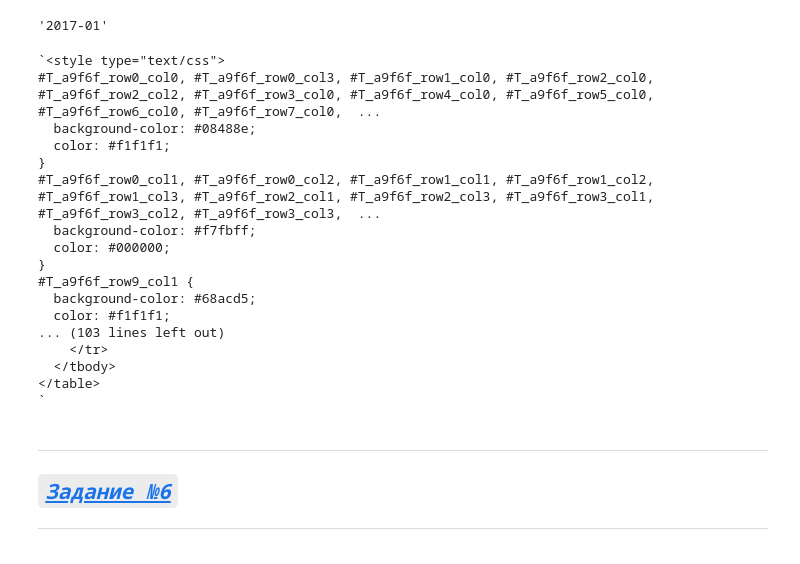
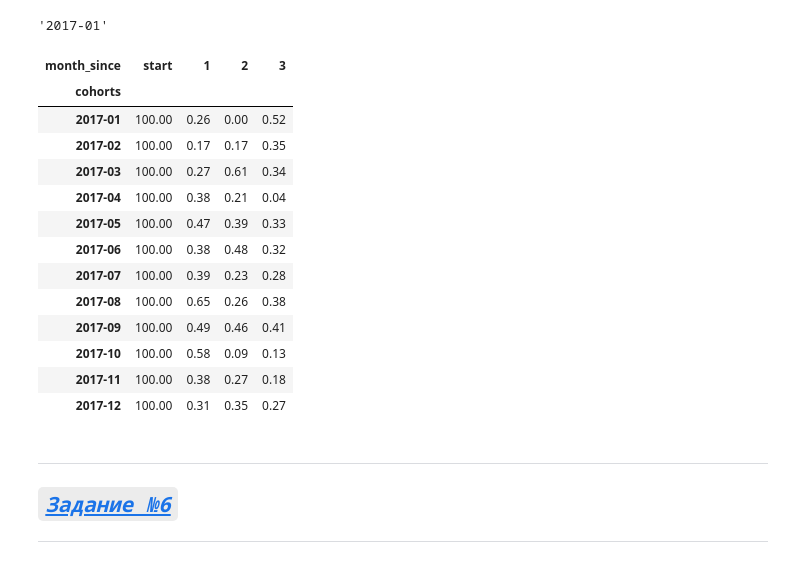
Before and after one commit to IvanoVladimir/karpov_courses, a Jupyter notebook: Interim_Project/E_com .ipynb, the cells around one changed output. Saved outputs shown, nothing was run; the diff lists cells and outputs as text; code cells hidden in the pictures.

```diff
--- a/Interim_Project/E_com .ipynb
+++ b/Interim_Project/E_com .ipynb
@@ -647,35 +647,27 @@ str(Reten_pivot2017[3.0].idxmax())
 # %%
 # визуальное отображение Retention за 2017 год
 
 Styled_pivot = (Reten_pivot.loc['2017'].style.format('{:.2f}')
                            .relabel_index(['start', 1, 2, 3], axis=1)
                            .background_gradient(cmap='Blues',vmin=0.5, high=0.1)
                )
 
-html = Styled_pivot.render()
-
-with open('styled_dataframe.html', 'w') as f:
-    f.write(html)
-
-print(f'`{html}`')
+Styled_pivot
 # %% [output]
-`<style type="text/css">
-#T_a9f6f_row0_col0, #T_a9f6f_row0_col3, #T_a9f6f_row1_col0, #T_a9f6f_row2_col0, #T_a9f6f_row2_col2, #T_a9f6f_row3_col0, #T_a9f6f_row4_col0, #T_a9f6f_row5_col0, #T_a9f6f_row6_col0, #T_a9f6f_row7_col0,  ...
-  background-color: #08488e;
-  color: #f1f1f1;
-}
-#T_a9f6f_row0_col1, #T_a9f6f_row0_col2, #T_a9f6f_row1_col1, #T_a9f6f_row1_col2, #T_a9f6f_row1_col3, #T_a9f6f_row2_col1, #T_a9f6f_row2_col3, #T_a9f6f_row3_col1, #T_a9f6f_row3_col2, #T_a9f6f_row3_col3,  ...
-  background-color: #f7fbff;
-  color: #000000;
-}
-#T_a9f6f_row9_col1 {
-  background-color: #68acd5;
-  color: #f1f1f1;
-... (103 lines left out)
-    </tr>
-  </tbody>
-</table>
-`
+| month_since | start | 1 | 2 | 3 |
+| cohorts |  |  |  |  |
+| 2017-01 | 100.00 | 0.26 | 0.00 | 0.52 |
+| 2017-02 | 100.00 | 0.17 | 0.17 | 0.35 |
+| 2017-03 | 100.00 | 0.27 | 0.61 | 0.34 |
+| 2017-04 | 100.00 | 0.38 | 0.21 | 0.04 |
+| 2017-05 | 100.00 | 0.47 | 0.39 | 0.33 |
+| 2017-06 | 100.00 | 0.38 | 0.48 | 0.32 |
+| 2017-07 | 100.00 | 0.39 | 0.23 | 0.28 |
+| 2017-08 | 100.00 | 0.65 | 0.26 | 0.38 |
+| 2017-09 | 100.00 | 0.49 | 0.46 | 0.41 |
+| 2017-10 | 100.00 | 0.58 | 0.09 | 0.13 |
+| 2017-11 | 100.00 | 0.38 | 0.27 | 0.18 |
+| 2017-12 | 100.00 | 0.31 | 0.35 | 0.27 |
 # %% [markdown]
 ---
 ## [***`Задание №6`***](#E-commerce)
```
Also changed, not shown: 1 other file.
